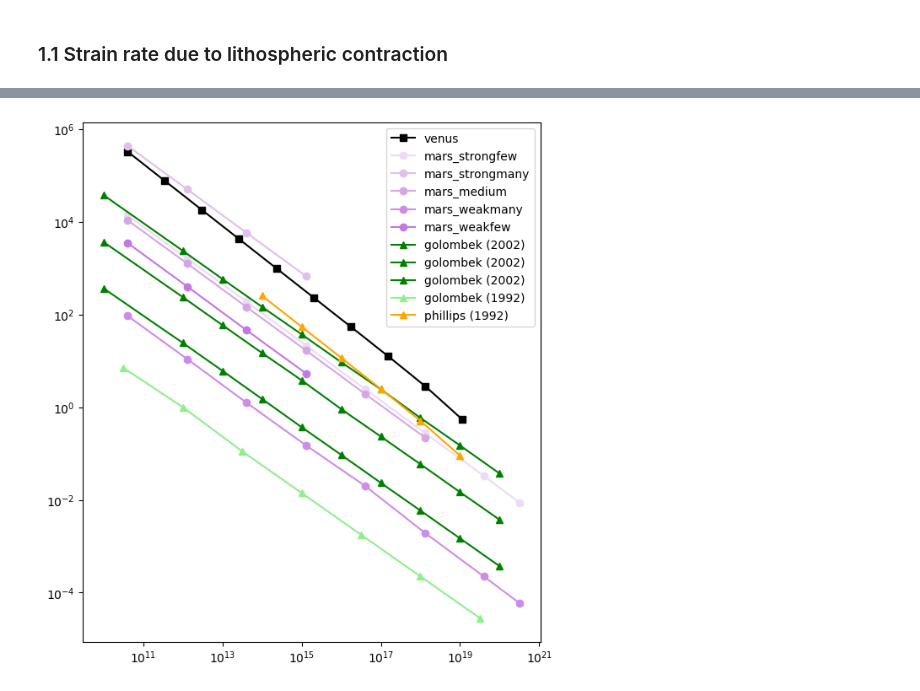
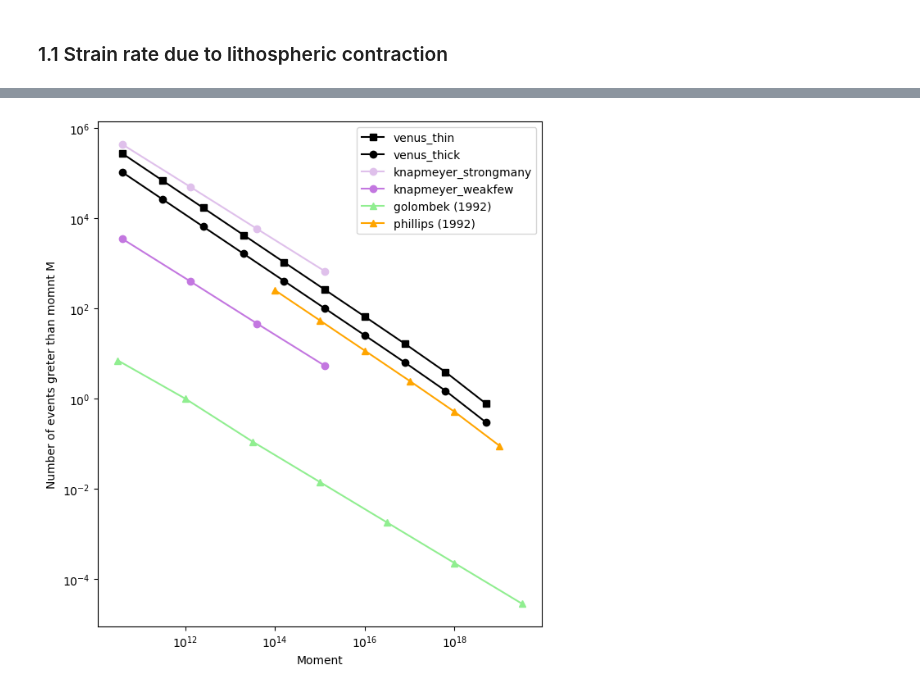
Before and after one commit to iganache/venusquakes, a Jupyter notebook: venus_seismicity.ipynb, the cells around one changed output, grey strips where cells are left out. Saved outputs shown, nothing was run; the diff lists cells and outputs as text; code cells hidden in the pictures.

```diff
--- a/venus_seismicity.ipynb
+++ b/venus_seismicity.ipynb
@@ -136,14 +137,14 @@ def magnitude2moment(mw):
     m0 = np.power(10, (3/2 *mw + 9.1))
     return m0
 
-def cumulative_moment(strain_rate, seis_volume, seis_efficiency=1, time = 365.25*24*60*60, shear_mod = 7e10):
+def cumulative_moment(strain_rate, seis_volume, shear_mod = 70e9, seis_efficiency=1, time = 365.25*24*60*60):
     Mcum = seis_efficiency * strain_rate * seis_volume * shear_mod * time
     return Mcum
 
-def adot_parameter(strainrate, seisvolume, m0_max=10e20, beta = 0.67, shearmod = 7e10):
-    adot = (1-beta)/beta * np.power(m0_max, beta-1) * strainrate * shearmod * seisvolume
+def adot_parameter(strainrate, seisvolume, shear_mod = 70e9, m0_max=1e20, beta = 0.67):
+    adot = (1-beta)/beta * np.power(m0_max, beta-1) * strainrate * shear_mod * seisvolume
     return adot
 
-def recurrence_rate(m0_min, m0_max, adot, beta=0.67):
-    rec_rate = adot * (np.power(m0_min, -beta) - np.power(m0_max, -beta))
-    return rec_rate
+def numevents_year(m0_min, m0_max, adot, beta=0.67):
+    numevents = adot * (np.power(m0_min, -beta) - np.power(m0_max, -beta))
+    return numevents
@@ -154,15 +151,16 @@ print(magnitude2moment(1))
 # %%
 ## strain rate
-Ls = 70               ## in km
+Ls = np.array([48,130])                ## in km
+shear_mod = np.array([30e9,70e9])
 Rp = 6051.8            ## in km
-alpha = 3e-5          ## volumetric thermal expansion coefficient in /K
+alpha = 3e-5           ## volumetric thermal expansion coefficient in /K
 V = (4/3) * np.pi * Rp**3 - (Rp-Ls)**3
 cooling_rate = 1e-9
 strainrate_lith =  ((alpha* cooling_rate * V) / (4*np.pi*Ls*(Rp - Ls/2)**2))/(365.25*24*60*60)
-print("the strain rate per second is = ", '{:.2e}'.format(strainrate_lith))
+print("the strain rate per second is = ", '{:.2e}'.format(strainrate_lith[0]), '{:.2e}'.format(strainrate_lith[1]))
 
 
 ## cumulative moment
 Mcum = cumulative_moment(strainrate_lith, V*1e9)
-print("the cumulative moment is = ", '{:.2e}'.format(Mcum))
+print("the cumulative moment is = ", '{:.2e}'.format(Mcum[0]), '{:.2e}'.format(Mcum[1]))
 # %% [output]
@@ -294,20 +310,23 @@ print(events_arr, m0_range)
 # %%
 fig, ax = plt.subplots(1,1, figsize=(7,8))
-ax.plot(m0_range[:-1],events_arr[:-1,1], "s-", label = "venus", c='k')
-ax.plot(knapmeyer_arr[:,1], (365.25*24*60*60)/knapmeyer_arr[:,2], "o-" , label = "mars_strongfew", c = "#eddbf4",)
-ax.plot(knapmeyer_arr[:,1], (365.25*24*60*60)/knapmeyer_arr[:,3], "o-" , label = "mars_strongmany", c = "#dfc0eb")
-ax.plot(knapmeyer_arr[:,1], (365.25*24*60*60)/knapmeyer_arr[:,4], "o-" , label = "mars_medium", c = "#d5a6e6")
-ax.plot(knapmeyer_arr[:,1], (365.25*24*60*60)/knapmeyer_arr[:,5], "o-" , label = "mars_weakmany", c = "#cd8de5")
-ax.plot(knapmeyer_arr[:,1], (365.25*24*60*60)/knapmeyer_arr[:,6], "o-" , label = "mars_weakfew", c = "#c377e0")
-ax.plot(golombek_arr[:,1], (365.25*24*60*60)/golombek_arr[:,2], "^-" , label = "golombek (2002)", c= "green")
-ax.plot(golombek_arr[:,1], (365.25*24*60*60)/golombek_arr[:,3], "^-" , label = "golombek (2002)", c= "green")
-ax.plot(golombek_arr[:,1], (365.25*24*60*60)/golombek_arr[:,4], "^-" , label = "golombek (2002)", c= "green")
+ax.plot(events_arr[:-1,1],(365.25*24*60*60)*events_arr[:-1,2], "s-", label = "venus_thin", c='k')
+ax.plot(events_arr[:-1,1],(365.25*24*60*60)*events_arr[:-1,3], "o-", label = "venus_thick", c='k')
+ax.plot(knapmeyer_arr[:,1], (365.25*24*60*60)/knapmeyer_arr[:,3], "o-" , label = "knapmeyer_strongmany", c = "#dfc0eb")
+# ax.plot(knapmeyer_arr[:,1], (365.25*24*60*60)/knapmeyer_arr[:,2], "o-" , label = "knapmeyer_strongfew", c = "#d5a6e6")
+# ax.plot(knapmeyer_arr[:,1], (365.25*24*60*60)/knapmeyer_arr[:,4], "o-" , label = "knapmeyer_medium", c = "#eddbf4")
+# ax.plot(knapmeyer_arr[:,1], (365.25*24*60*60)/knapmeyer_arr[:,5], "o-" , label = "knapmeyer_weakmany", c = "#cd8de5")
+ax.plot(knapmeyer_arr[:,1], (365.25*24*60*60)/knapmeyer_arr[:,6], "o-" , label = "knapmeyer_weakfew", c = "#c377e0")
+# ax.plot(golombek_arr[:,1], (365.25*24*60*60)/golombek_arr[:,2], "^-" , label = "golombek (2002)", c= "green")
+# ax.plot(golombek_arr[:,1], (365.25*24*60*60)/golombek_arr[:,3], "^-" , label = "golombek (2002)", c= "green")
+# ax.plot(golombek_arr[:,1], (365.25*24*60*60)/golombek_arr[:,4], "^-" , label = "golombek (2002)", c= "green")
 ax.plot(golombek92_arr[:,1], (365.25*24*60*60)/golombek92_arr[:,2], "^-" , label = "golombek (1992)", c= "lightgreen")
 ax.plot(phillips_arr[:,0], phillips_arr[:,1], "^-" , label = "phillips (1992)", c= "orange")
 # ax.set_xlim(m0_range[0], m0_range[-1])
 ax.set_xscale('log',base=10)
 ax.set_yscale('log',base=10)
 ax.legend()
+ax.set_xlabel("Moment")
+ax.set_ylabel("Number of events greter than momnt M")
 plt.show()
 # %% [output]
-[figure, old version]
+[figure, new version]
```
Also changed, not shown: parts of 12 cells of this notebook.
